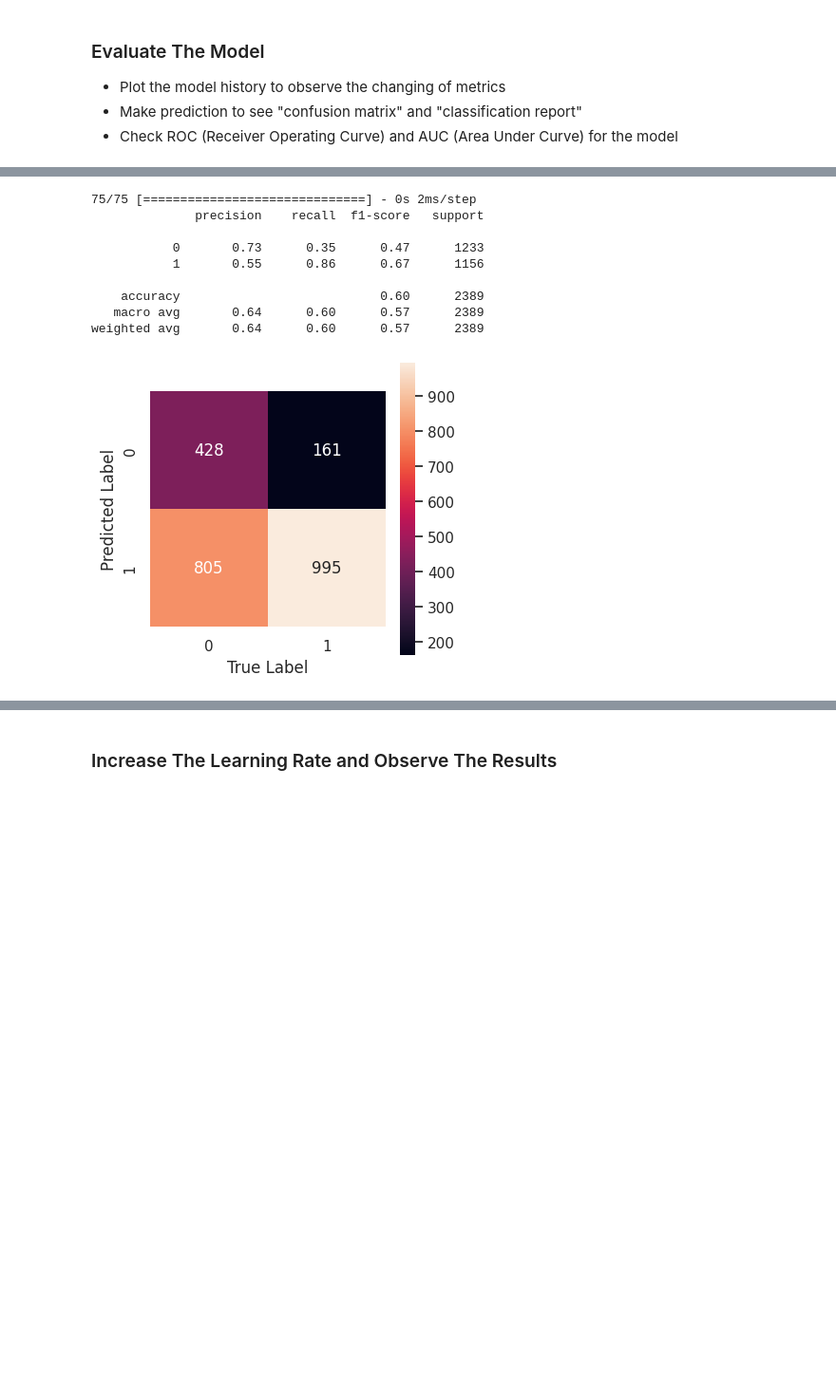
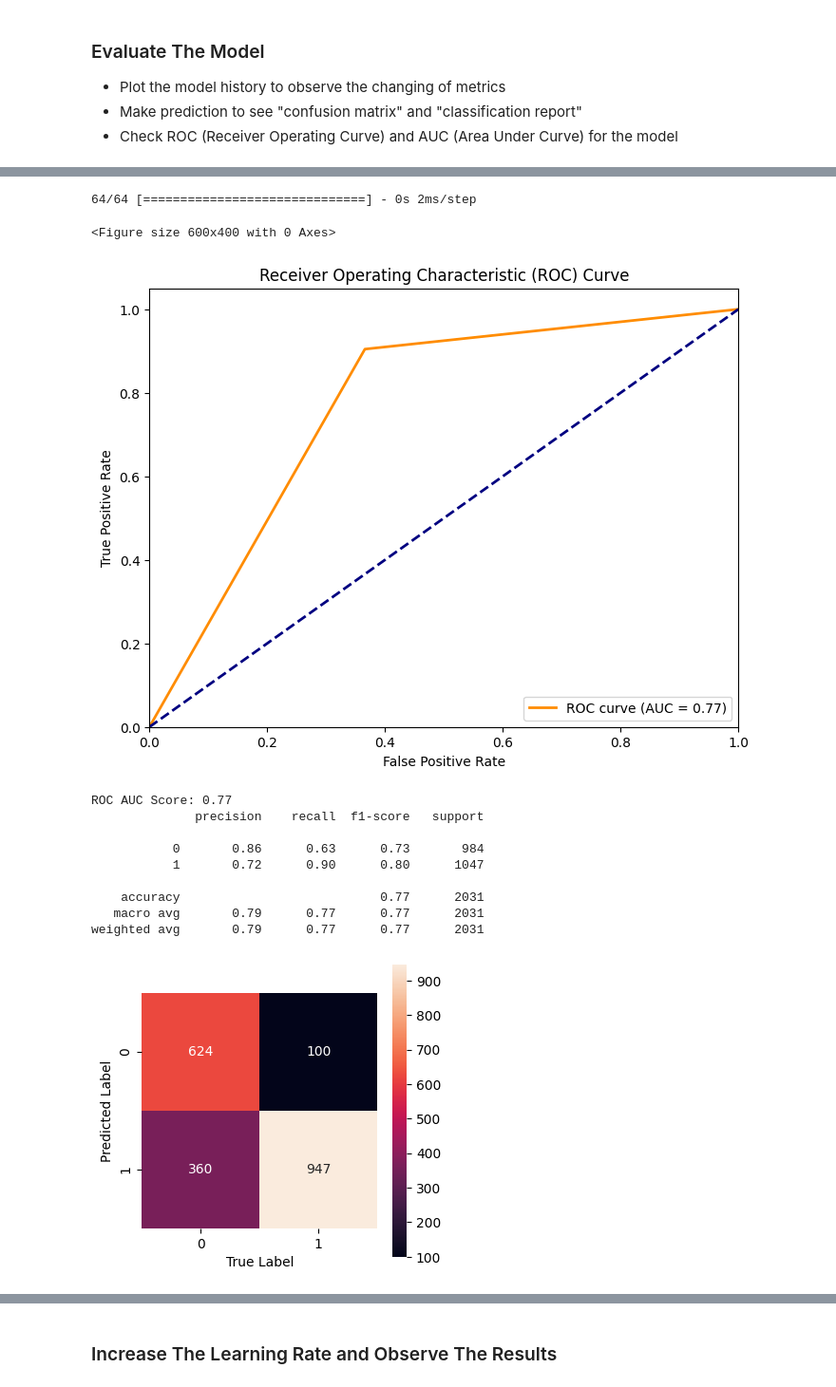
Before and after one commit to WaadAlharthi/ML_Portfolio, a Jupyter notebook: DL_Assignment_1_(Classification_with_ANN_Churn_Prediction).ipynb, the cells around one changed output, grey strips where cells are left out. Shown at 95% size. Saved outputs shown, nothing was run; the diff lists cells and outputs as text; code cells hidden in the pictures; blank space fills up the shorter version.

Commit message:
All models

```diff
--- a/DL_Assignment_1_(Classification_with_ANN_Churn_Prediction).ipynb
+++ b/DL_Assignment_1_(Classification_with_ANN_Churn_Prediction).ipynb
@@ -353,4 +353,8 @@ X_train_scaled = scaler.fit_transform(X_train)
 X_test_scaled = scaler.transform(X_test)
 
 # Now, X_train_scaled and X_test_scaled contain the scaled feature data, and y_train and y_test contain the target variable data.
+
+
+#Another split for the validation data
+X_train_split, X_val_split, y_train_split, y_val_split = train_test_split(X_train_scaled, y_train, test_size=0.15, random_state=42)
 # %%
@@ -505,6 +511,26 @@ def plot_training_validation_recall(history):
     #plt.tight_layout()
     plt.show()
 
+def plot_training_validation_AUC(history):
+    training_auc = history.history['auc']
+    validation_auc = history.history['val_auc']
+
+    plt.figure(figsize=(6, 4))
+
+    # Plot training AUC
+    plt.plot(range(1, len(training_auc) + 1), training_auc, label='Training AUC', color='blue')
+
+    # Plot validation AUC
+    plt.plot(range(1, len(validation_auc) + 1), validation_auc, label='Validation AUC', color='red')
+
+    plt.title('AUC Curve')
+    plt.xlabel('Epochs')
+    plt.ylabel('AUC')
+    plt.legend()
+    plt.grid(True)
+    plt.show()
+
+
 def plot_AUC(y_test, y_pred):
     plt.figure(figsize=(6, 4))
     # Compute ROC curve and ROC AUC
@@ -528,7 +554,7 @@ def plot_AUC(y_test, y_pred):
     # Display ROC AUC score
     print(f'ROC AUC Score: {roc_auc_score_value:.2f}')
 
-def plot_test_heatmap(mat):
+def plot_heatmap(mat):
     plt.figure(figsize=(4, 4))
     sns.heatmap(mat.T, square=True, annot= True, fmt='d')
     plt.xlabel("True Label")
@@ -634,11 +659,13 @@ tf.compat.v1.reset_default_graph
 
 model3 = Sequential()
 
-model3.add(Dense(10, activation="relu", input_dim=X_train.shape[1]))
-model3.add(Dense(6, activation="relu"))
+model3.add(Dense(36, activation="relu", input_dim=X_train.shape[1]))
+model3.add(Dense(18, activation="relu"))
+model3.add(Dense(9, activation="relu"))
+model3.add(Dense(4, activation="sigmoid"))
 model3.add(Dense(1, activation="sigmoid"))
 
 print(model3.summary())
 model3.compile(optimizer="adam", loss="binary_crossentropy", metrics=["accuracy"])
-history3= model3.fit(X_train,y_train, epochs=epochs, validation_split=0.15, verbose=0, class_weight={0:1, 1:2}) ## Giving more importance for class 1 by assigning a higher weight
+history3= model3.fit(X_train_split,y_train_split, epochs=epochs, validation_data= (X_val_split,y_val_split), verbose=0, class_weight={0:1, 1:2}) ## Giving more importance for class 1 by assigning a higher weight
 # %% [output]
@@ -668,11 +699,10 @@ None
 plot_training_validation_accuracy(history3)
 plot_training_validation_loss(history3)
 
-y_pred = model3.predict(X_test) > 0.5
-mat= metrics.confusion_matrix(y_test, y_pred)
-plot_test_heatmap(mat)
+y_pred = model3.predict(X_val_split) > 0.5
+mat= metrics.confusion_matrix(y_val_split, y_pred)
+plot_AUC(y_val_split, y_pred)
+plot_heatmap(mat)
 
-
-#print(confusion_matrix(y_test, y_pred))
-print(classification_report(y_test, y_pred))
+print(classification_report(y_val_split, y_pred))
 # %% [output]
@@ -681,13 +711,16 @@ print(classification_report(y_test, y_pred))
-75/75 [==============================] - 0s 2ms/step
-              precision    recall  f1-score   support
-
-           0       0.73      0.35      0.47      1233
-           1       0.55      0.86      0.67      1156
-
-    accuracy                           0.60      2389
-   macro avg       0.64      0.60      0.57      2389
-weighted avg       0.64      0.60      0.57      2389
+64/64 [==============================] - 0s 2ms/step
+<Figure size 600x400 with 0 Axes>
-[figure, old version]
+[figure, new version]
+ROC AUC Score: 0.77
+              precision    recall  f1-score   support
+
+           0       0.86      0.63      0.73       984
+           1       0.72      0.90      0.80      1047
+
+    accuracy                           0.77      2031
+   macro avg       0.79      0.77      0.77      2031
+weighted avg       0.79      0.77      0.77      2031
+[figure, added]
 # %% [markdown]
 ## Implementation Different Methods to Develop The Model
 
```
Also changed, not shown: parts of 27 cells of this notebook.
